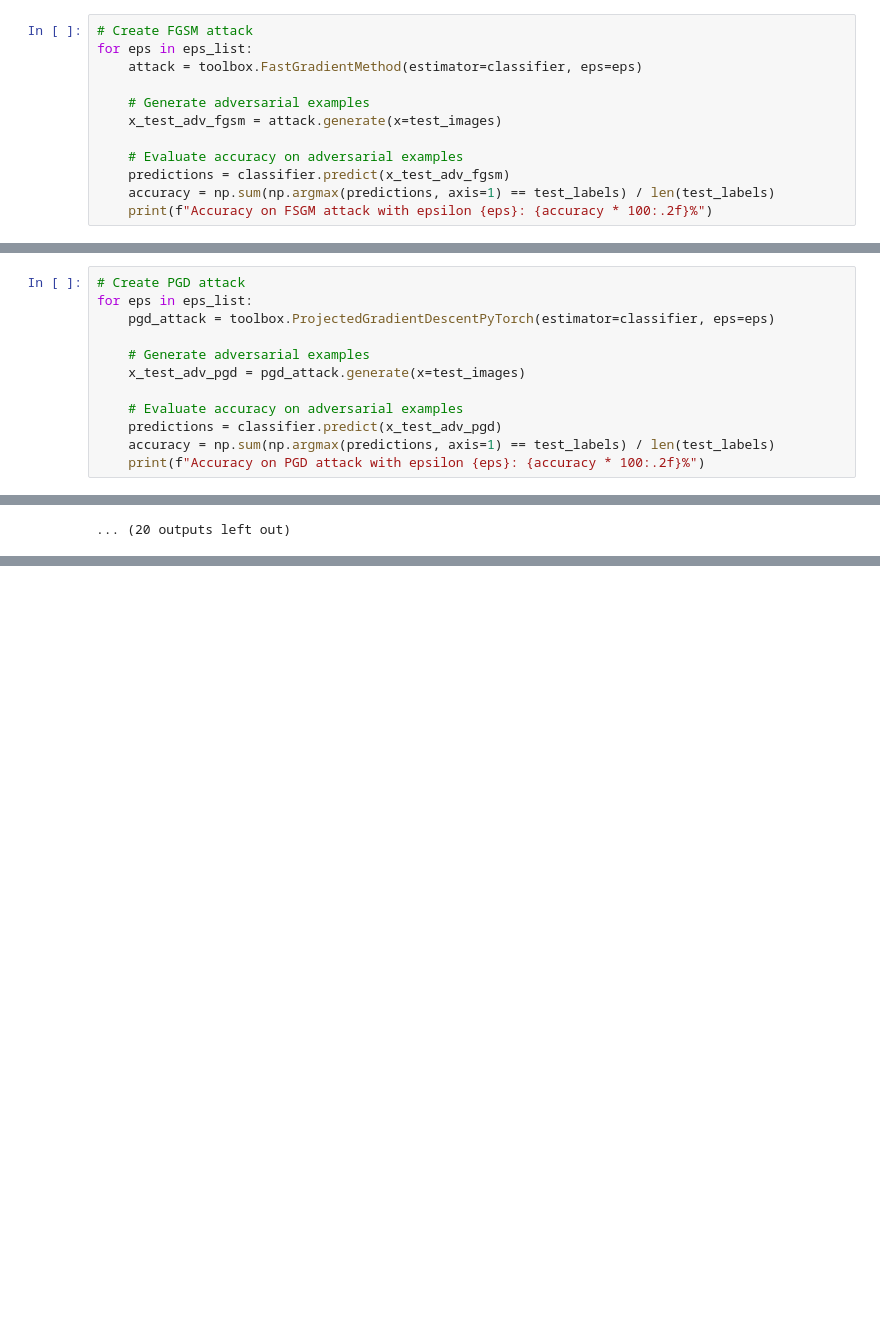
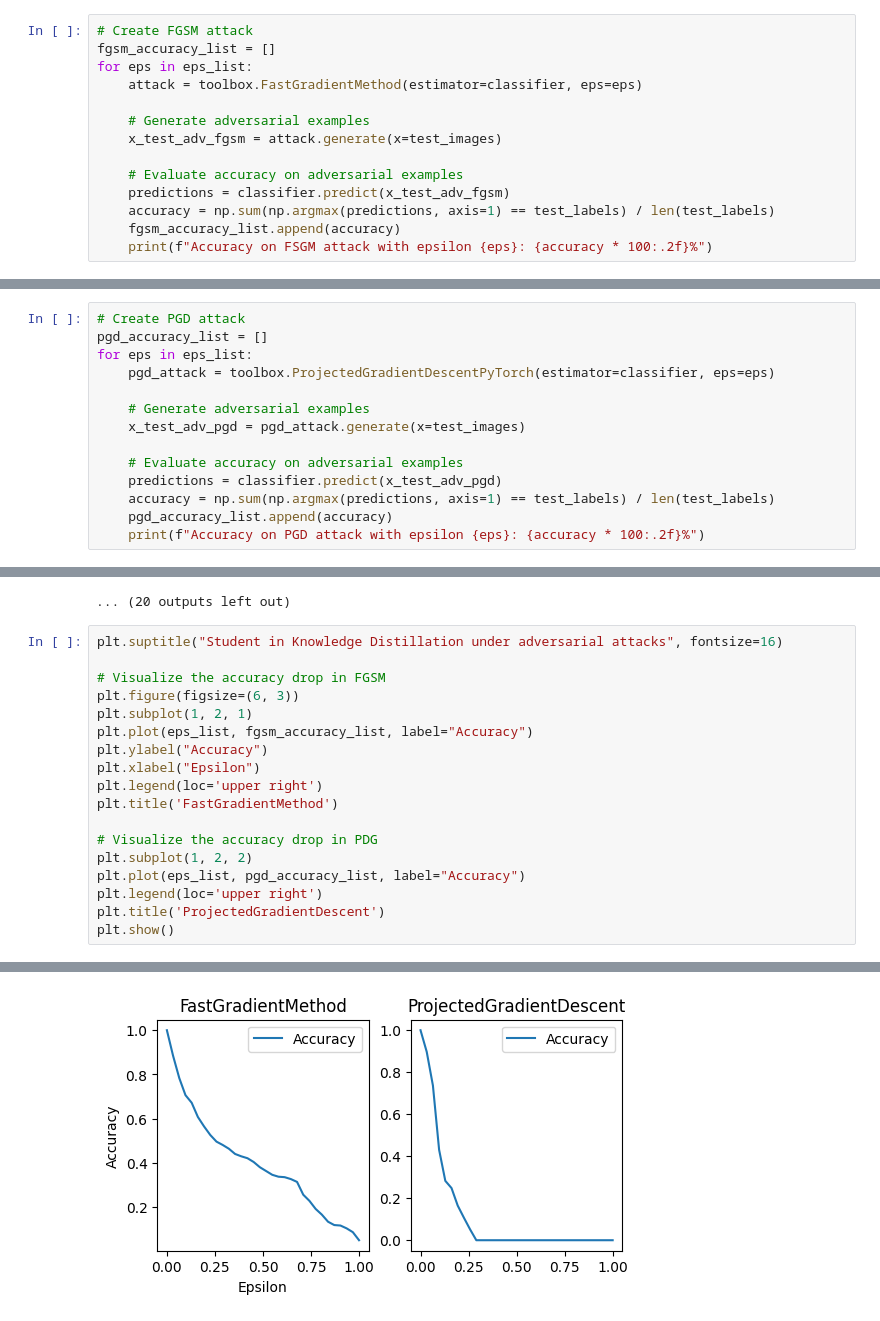
Before and after one commit to HoQuynhThu-Nguyen/Knowledge_Distillation_Testing, a Jupyter notebook: KD_with_attacks/attacks_toolbox.ipynb, the cells around one changed output, grey strips where cells are left out. Cells and saved outputs as stored; diff of their text form; blank space fills up the shorter version.

Commit message:
Upload result on FGSM and PGD attacks

```diff
--- a/KD_with_attacks/attacks_toolbox.ipynb
+++ b/KD_with_attacks/attacks_toolbox.ipynb
@@ -112,6 +113,7 @@ Transform: Compose(
            )
 # %%
 # Create FGSM attack
+fgsm_accuracy_list = []
 for eps in eps_list:
     attack = toolbox.FastGradientMethod(estimator=classifier, eps=eps)
 
@@ -121,6 +123,7 @@ for eps in eps_list:
     # Evaluate accuracy on adversarial examples
     predictions = classifier.predict(x_test_adv_fgsm)
     accuracy = np.sum(np.argmax(predictions, axis=1) == test_labels) / len(test_labels)
+    fgsm_accuracy_list.append(accuracy)
     print(f"Accuracy on FSGM attack with epsilon {eps}: {accuracy * 100:.2f}%")
 # %% [output]
 Accuracy on FSGM attack with epsilon 1e-09: 100.00%
@@ -142,6 +145,7 @@ Accuracy on FSGM attack with epsilon 0.9677419355161291: 8.78%
 Accuracy on FSGM attack with epsilon 1.0: 5.14%
 # %%
 # Create PGD attack
+pgd_accuracy_list = []
 for eps in eps_list:
     pgd_attack = toolbox.ProjectedGradientDescentPyTorch(estimator=classifier, eps=eps)
 
@@ -151,6 +155,7 @@ for eps in eps_list:
     # Evaluate accuracy on adversarial examples
     predictions = classifier.predict(x_test_adv_pgd)
     accuracy = np.sum(np.argmax(predictions, axis=1) == test_labels) / len(test_labels)
+    pgd_accuracy_list.append(accuracy)
     print(f"Accuracy on PGD attack with epsilon {eps}: {accuracy * 100:.2f}%")
 # %% [output]
 Accuracy on PGD attack with epsilon 1e-09: 100.00%
@@ -166,3 +171,22 @@ Accuracy on PGD attack with epsilon 0.2903225813548388: 0.00%
 Accuracy on PGD attack with epsilon 0.3225806458387097: 0.00%
 Accuracy on PGD attack with epsilon 0.3548387103225807: 0.00%
 ... (20 outputs left out)
+# %%
+plt.suptitle("Student in Knowledge Distillation under adversarial attacks", fontsize=16)
+
+# Visualize the accuracy drop in FGSM
+plt.figure(figsize=(6, 3))
+plt.subplot(1, 2, 1)
+plt.plot(eps_list, fgsm_accuracy_list, label="Accuracy")
+plt.ylabel("Accuracy")
+plt.xlabel("Epsilon")
+plt.legend(loc='upper right')
+plt.title('FastGradientMethod')
+
+# Visualize the accuracy drop in PDG
+plt.subplot(1, 2, 2)
+plt.plot(eps_list, pgd_accuracy_list, label="Accuracy")
+plt.legend(loc='upper right')
+plt.title('ProjectedGradientDescent')
+plt.show()
+# %% [output]
@@ -168,0 +194 @@ Accuracy on PGD attack with epsilon 0.3548387103225807: 0.00%
+[figure, added]
```
Also changed, not shown: parts of 5 cells of this notebook, 6 other files.
